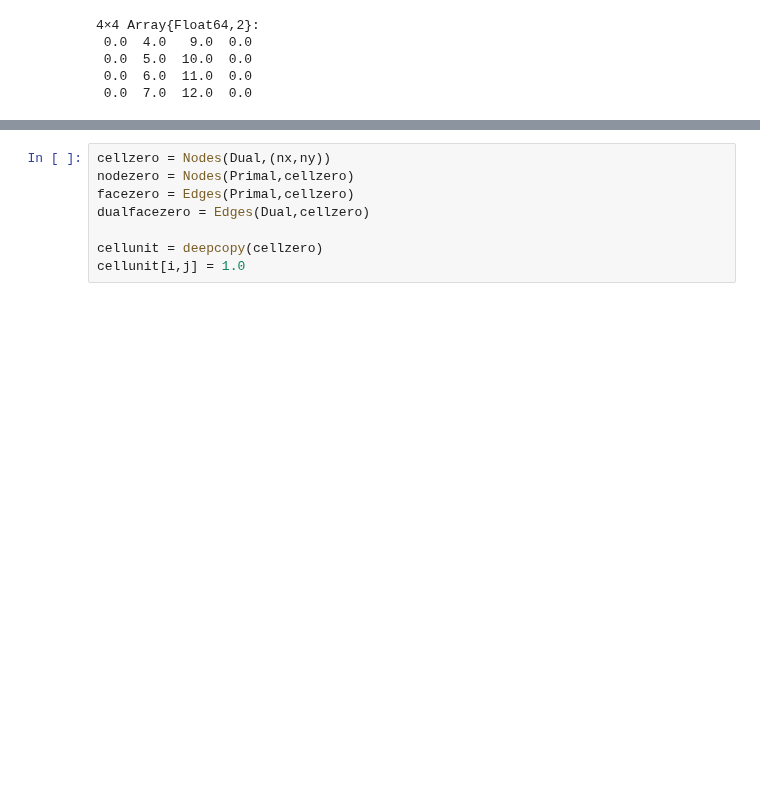
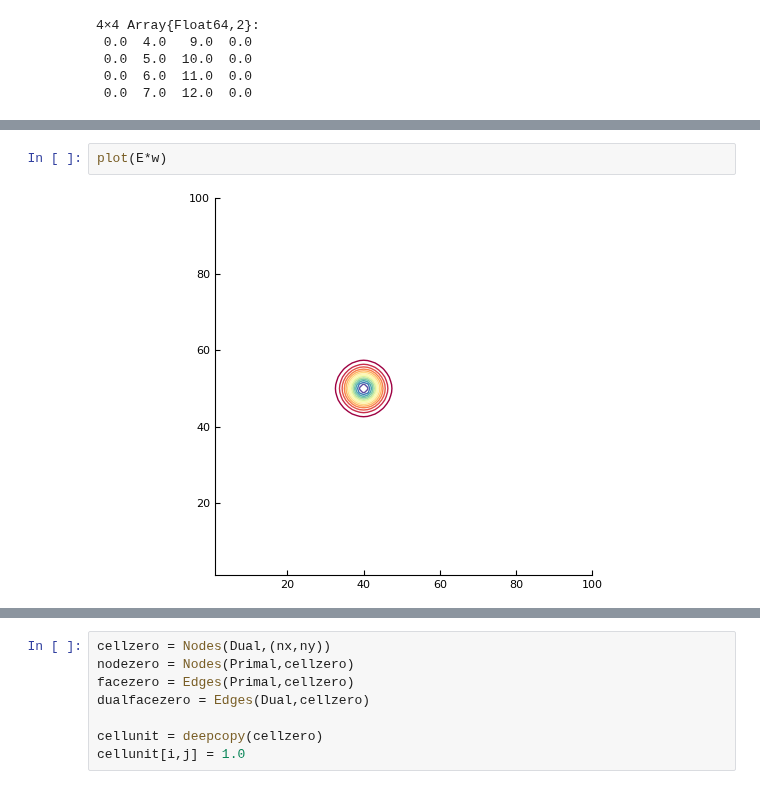
Before and after one commit to JuliaIBPM/ViscousFlow.jl, a Jupyter notebook: examples/Testing the LGF.ipynb, the cells around one changed output, grey strips where cells are left out. Cells and saved outputs as stored; diff of their text form; blank space fills up the shorter version.

```diff
--- a/examples/Testing the LGF.ipynb
+++ b/examples/Testing the LGF.ipynb
@@ -117,0 +122,4 @@ julia> A
+# %%
+plot(E*w)
+# %% [output]
+[figure, added]
```
Also changed, not shown: parts of 8 cells of this notebook, 7 other files.
